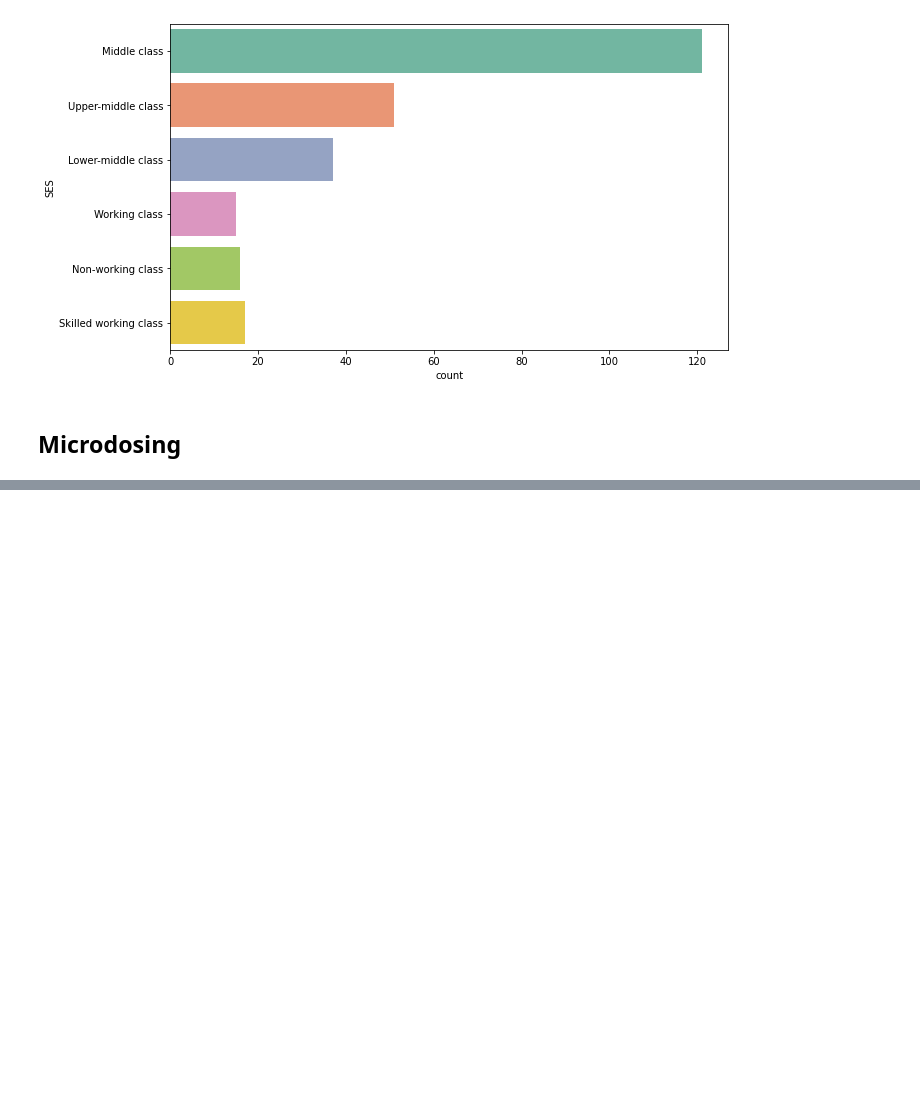
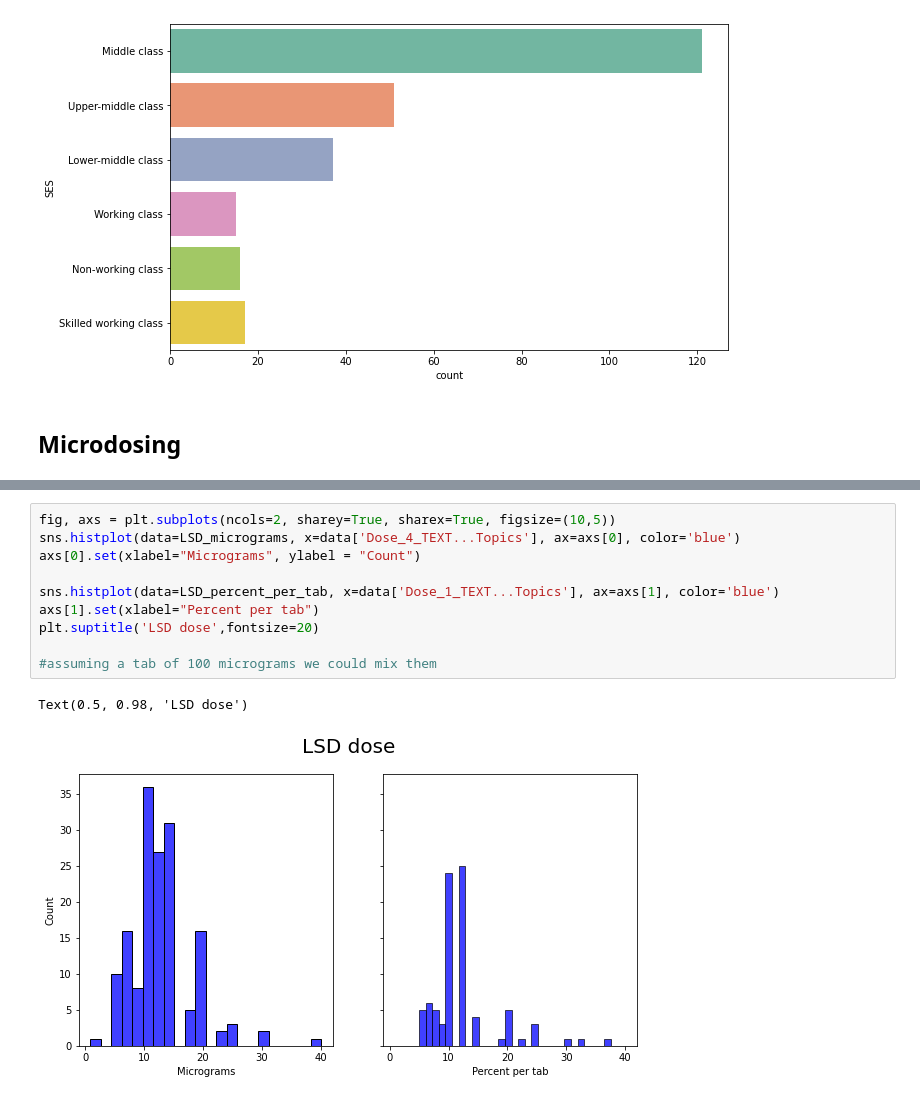
Before and after one commit to dan1dr/microdosing, a Jupyter notebook: notebooks/2.EDA.ipynb, the cells around one changed output, grey strips where cells are left out. Saved outputs shown, nothing was run; the diff lists cells and outputs as text; blank space fills up the shorter version.

```diff
--- a/notebooks/2.EDA.ipynb
+++ b/notebooks/2.EDA.ipynb
@@ -417,0 +486,13 @@ sns.countplot(y='SES', data=data, orient='h', palette='Set2')
+# %%
+fig, axs = plt.subplots(ncols=2, sharey=True, sharex=True, figsize=(10,5))
+sns.histplot(data=LSD_micrograms, x=data['Dose_4_TEXT...Topics'], ax=axs[0], color='blue')
+axs[0].set(xlabel="Micrograms", ylabel = "Count")
+
+sns.histplot(data=LSD_percent_per_tab, x=data['Dose_1_TEXT...Topics'], ax=axs[1], color='blue')
+axs[1].set(xlabel="Percent per tab")
+plt.suptitle('LSD dose',fontsize=20)
+
+#assuming a tab of 100 micrograms we could mix them
+# %% [output]
+Text(0.5, 0.98, 'LSD dose')
+[figure, added]
```
Also changed, not shown: parts of 36 cells of this notebook.
